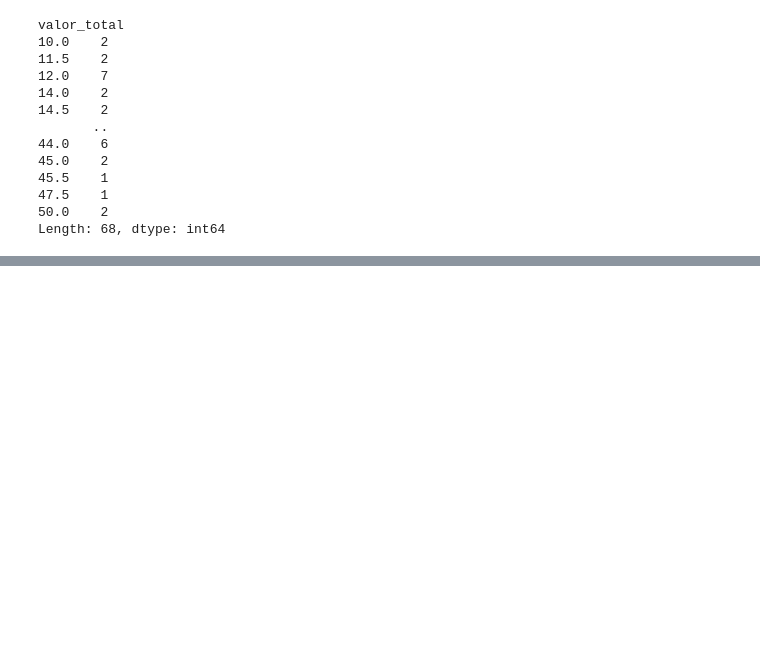
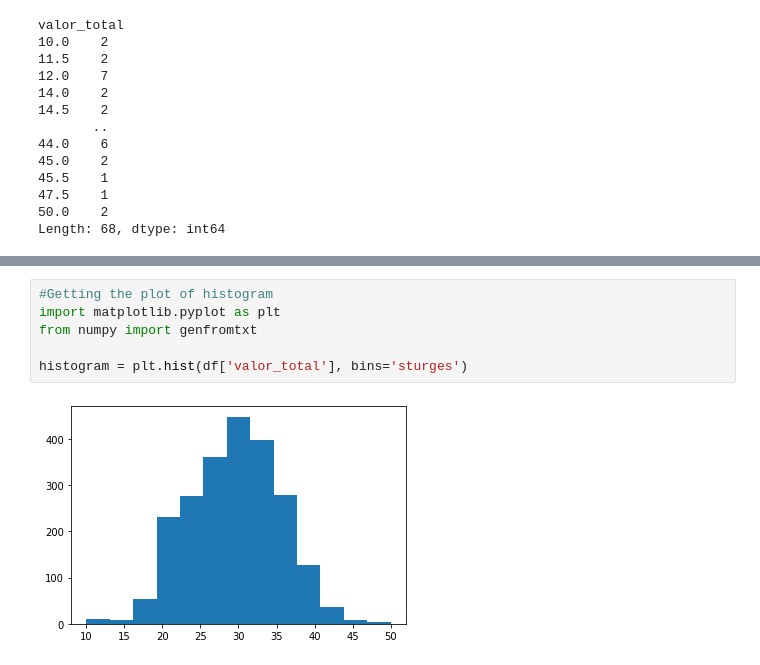
Before and after one commit to victor-s-santos/discovering-association-rules, a Jupyter notebook: 02-pizzeria/preprocessing.ipynb, the cells around one changed output, grey strips where cells are left out. Saved outputs shown, nothing was run; the diff lists cells and outputs as text; blank space fills up the shorter version.

Commit message:
analysing the histogram intervals

```diff
--- a/02-pizzeria/preprocessing.ipynb
+++ b/02-pizzeria/preprocessing.ipynb
@@ -331,0 +336,8 @@ Length: 68, dtype: int64
+# %%
+#Getting the plot of histogram
+import matplotlib.pyplot as plt
+from numpy import genfromtxt
+
+histogram = plt.hist(df['valor_total'], bins='sturges')
+# %% [output]
+[figure, added]
```
Also changed, not shown: parts of 4 cells of this notebook.
